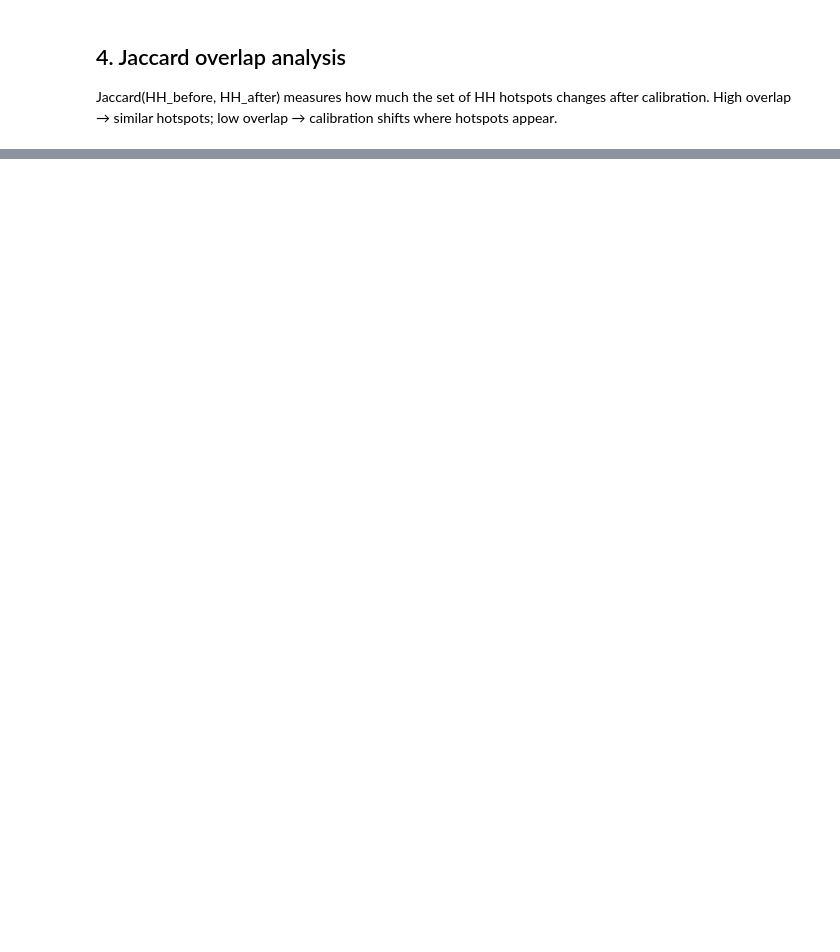
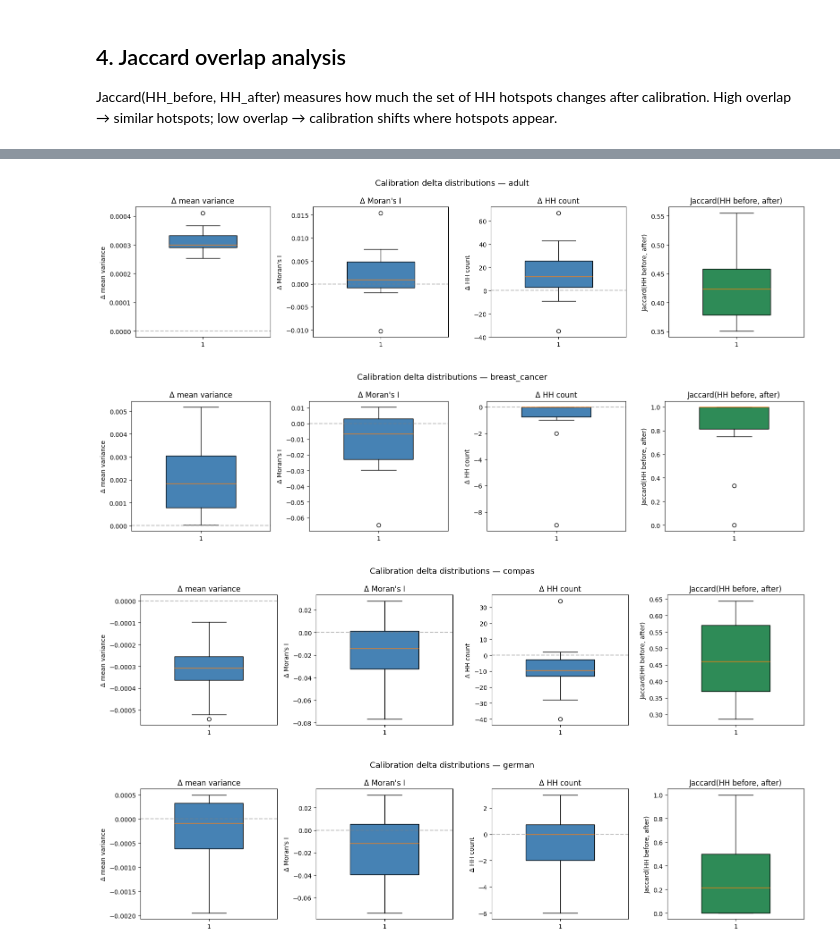
Before and after one commit to DejvisT/spatial-rashomon-multiplicity, a Jupyter notebook: notebooks/07_calibration_robustness.ipynb, the cells around one changed output, grey strips where cells are left out. Drawn from its saved outputs; the diff is of its cells as text; code cells hidden in the pictures; blank space fills up the shorter version.

```diff
--- a/notebooks/07_calibration_robustness.ipynb
+++ b/notebooks/07_calibration_robustness.ipynb
@@ -175,0 +201,27 @@ Mean Jaccard overlap (HH before vs after): 0.4995 ± 0.3134
+# %%
+delta_cols = [
+    ("delta_mean_variance", "Δ mean variance"),
+    ("delta_moran_i", "Δ Moran's I"),
+    ("delta_n_HH", "Δ HH count"),
+    ("jaccard_HH_before_after", "Jaccard(HH before, after)"),
+]
+
+for ds_name, ds_df in per_run_df.groupby("dataset"):
+    fig, axes = plt.subplots(1, len(delta_cols), figsize=(4 * len(delta_cols), 4))
+    for ax, (col, label) in zip(axes, delta_cols):
+        vals = ds_df[col].dropna().values
+        bp = ax.boxplot(vals, patch_artist=True, widths=0.5)
+        bp["boxes"][0].set_facecolor("steelblue" if "Jaccard" not in label else "seagreen")
+        ax.set_ylabel(label)
+        ax.set_title(label)
+        if "Jaccard" not in label:
+            ax.axhline(0, color="gray", ls="--", alpha=0.5)
+    fig.suptitle(f"Calibration delta distributions — {ds_name}", fontsize=13)
+    fig.tight_layout()
+    fig.savefig(FIG_DIR / f"calibration_delta_metrics_{ds_name}.pdf", bbox_inches="tight")
+    plt.show()
+# %% [output]
+[figure, added]
+[figure, added]
+[figure, added]
+[figure, added]
```
Also changed, not shown: parts of 11 cells of this notebook, 5 other files.
